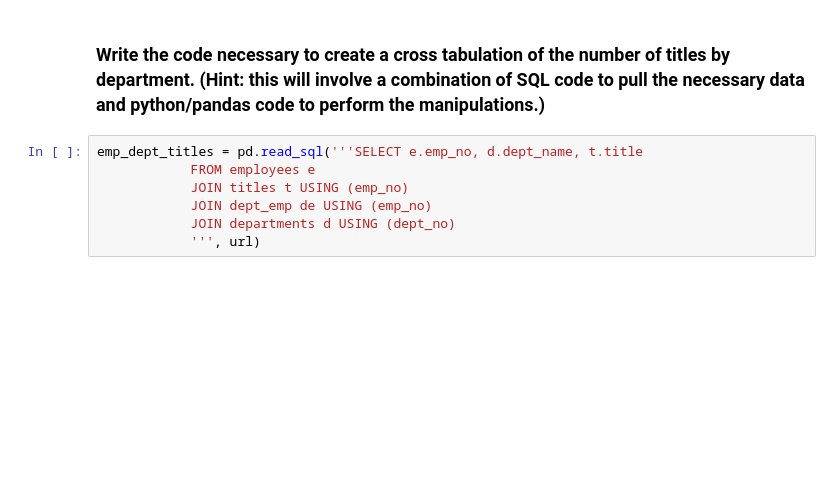
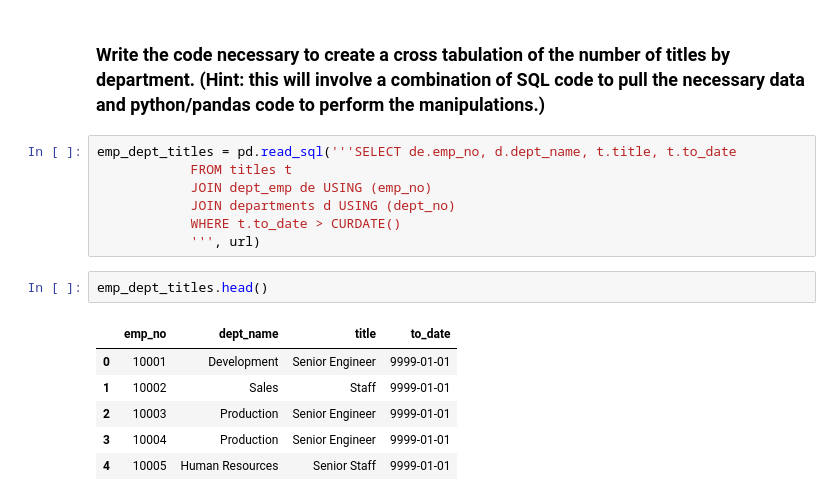
Before and after one commit to markydoug/numpy-pandas-visualization-exercises, a Jupyter notebook: advanced_dataframes.ipynb, the cells around one changed output. Saved outputs shown, nothing was run; the diff lists cells and outputs as text; blank space fills up the shorter version.

```diff
--- a/advanced_dataframes.ipynb
+++ b/advanced_dataframes.ipynb
@@ -507,12 +520,21 @@ Name: hire_date, dtype: object
 # %% [markdown]
 ### Write the code necessary to create a cross tabulation of the number of titles by department. (Hint: this will involve a combination of SQL code to pull the necessary data and python/pandas code to perform the manipulations.)
 # %%
-emp_dept_titles = pd.read_sql('''SELECT e.emp_no, d.dept_name, t.title
-            FROM employees e
-            JOIN titles t USING (emp_no)
+emp_dept_titles = pd.read_sql('''SELECT de.emp_no, d.dept_name, t.title, t.to_date
+            FROM titles t
             JOIN dept_emp de USING (emp_no)
             JOIN departments d USING (dept_no)
+            WHERE t.to_date > CURDATE()
             ''', url)
+# %%
+emp_dept_titles.head()
+# %% [output]
+|  | emp_no | dept_name | title | to_date |
+| 0 | 10001 | Development | Senior Engineer | 9999-01-01 |
+| 1 | 10002 | Sales | Staff | 9999-01-01 |
+| 2 | 10003 | Production | Senior Engineer | 9999-01-01 |
+| 3 | 10004 | Production | Senior Engineer | 9999-01-01 |
+| 4 | 10005 | Human Resources | Senior Staff | 9999-01-01 |
 # %%
 pd.crosstab(emp_dept_titles.dept_name, emp_dept_titles.title)
 # %% [output]
```
Also changed, not shown: parts of 8 cells of this notebook.
